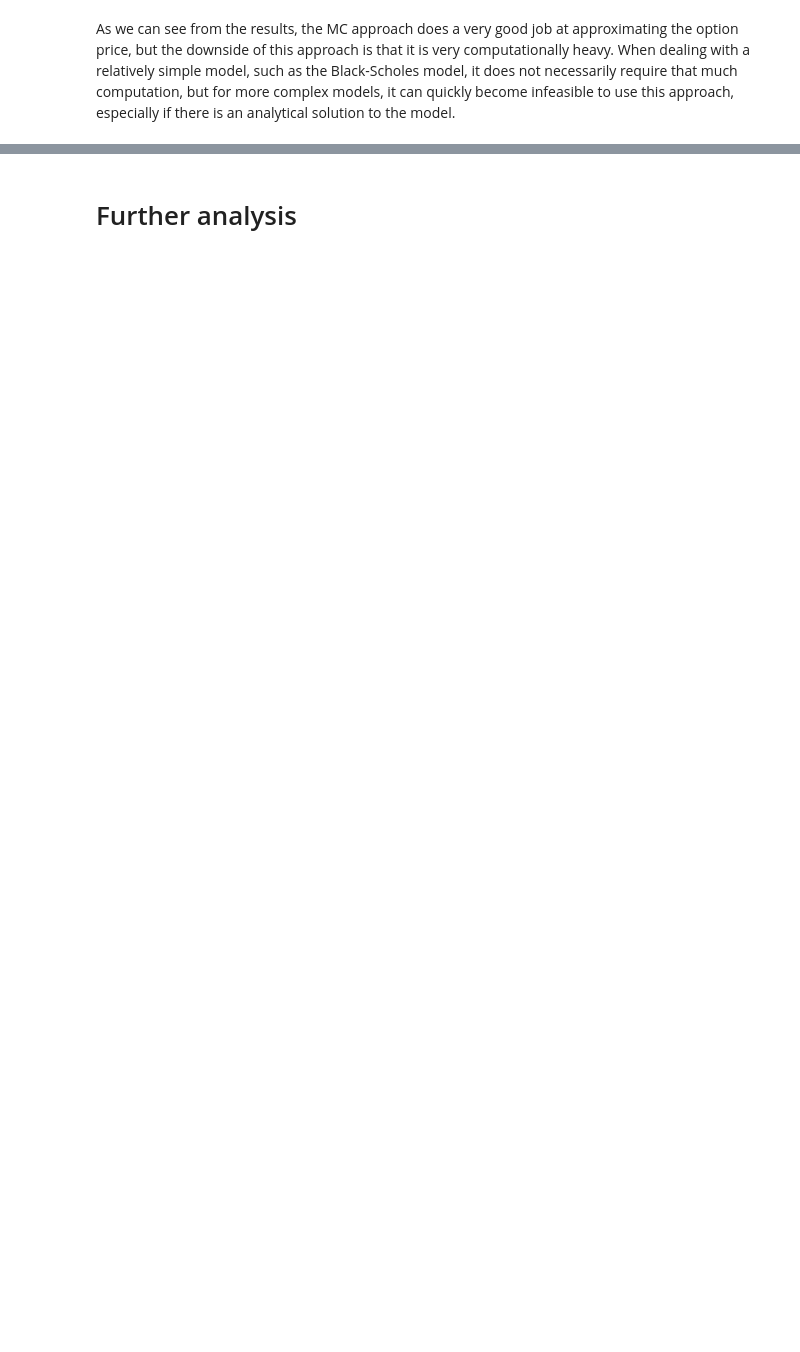
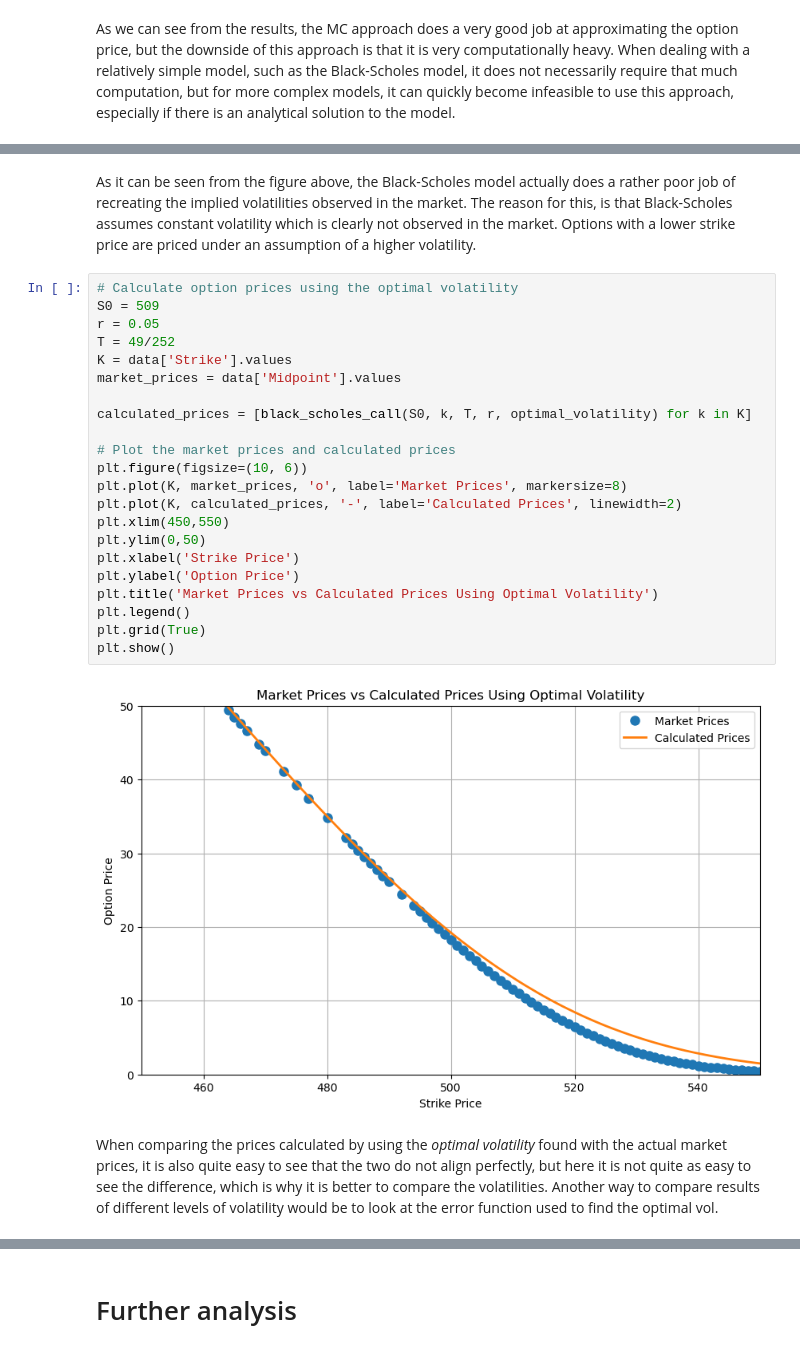
Before and after one commit to NumEconCopenhagen/projects-2024-victor, a Jupyter notebook: modelproject/modelproject.ipynb, the cells around one changed output, grey strips where cells are left out. Saved outputs shown, nothing was run; the diff lists cells and outputs as text; blank space fills up the shorter version.

```diff
--- a/modelproject/modelproject.ipynb
+++ b/modelproject/modelproject.ipynb
@@ -215,0 +275,28 @@ Another approach is the "finite difference" method, where we can approximate the
+# %% [markdown]
+As it can be seen from the figure above, the Black-Scholes model actually does a rather poor job of recreating the implied volatilities observed in the market. The reason for this, is that Black-Scholes assumes constant volatility which is clearly not observed in the market. Options with a lower strike price are priced under an assumption of a higher volatility.
+# %%
+# Calculate option prices using the optimal volatility
+S0 = 509
+r = 0.05
+T = 49/252
+K = data['Strike'].values
+market_prices = data['Midpoint'].values
+
+calculated_prices = [black_scholes_call(S0, k, T, r, optimal_volatility) for k in K]
+
+# Plot the market prices and calculated prices
+plt.figure(figsize=(10, 6))
+plt.plot(K, market_prices, 'o', label='Market Prices', markersize=8)
+plt.plot(K, calculated_prices, '-', label='Calculated Prices', linewidth=2)
+plt.xlim(450,550)
+plt.ylim(0,50)
+plt.xlabel('Strike Price')
+plt.ylabel('Option Price')
+plt.title('Market Prices vs Calculated Prices Using Optimal Volatility')
+plt.legend()
+plt.grid(True)
+plt.show()
+# %% [output]
+[figure, added]
+# %% [markdown]
+When comparing the prices calculated by using the *optimal volatility* found with the actual market prices, it is also quite easy to see that the two do not align perfectly, but here it is not quite as easy to see the difference, which is why it is better to compare the volatilities. Another way to compare results of different levels of volatility would be to look at the error function used to find the optimal vol.
```
Also changed, not shown: parts of 23 cells of this notebook, 4 other files.
